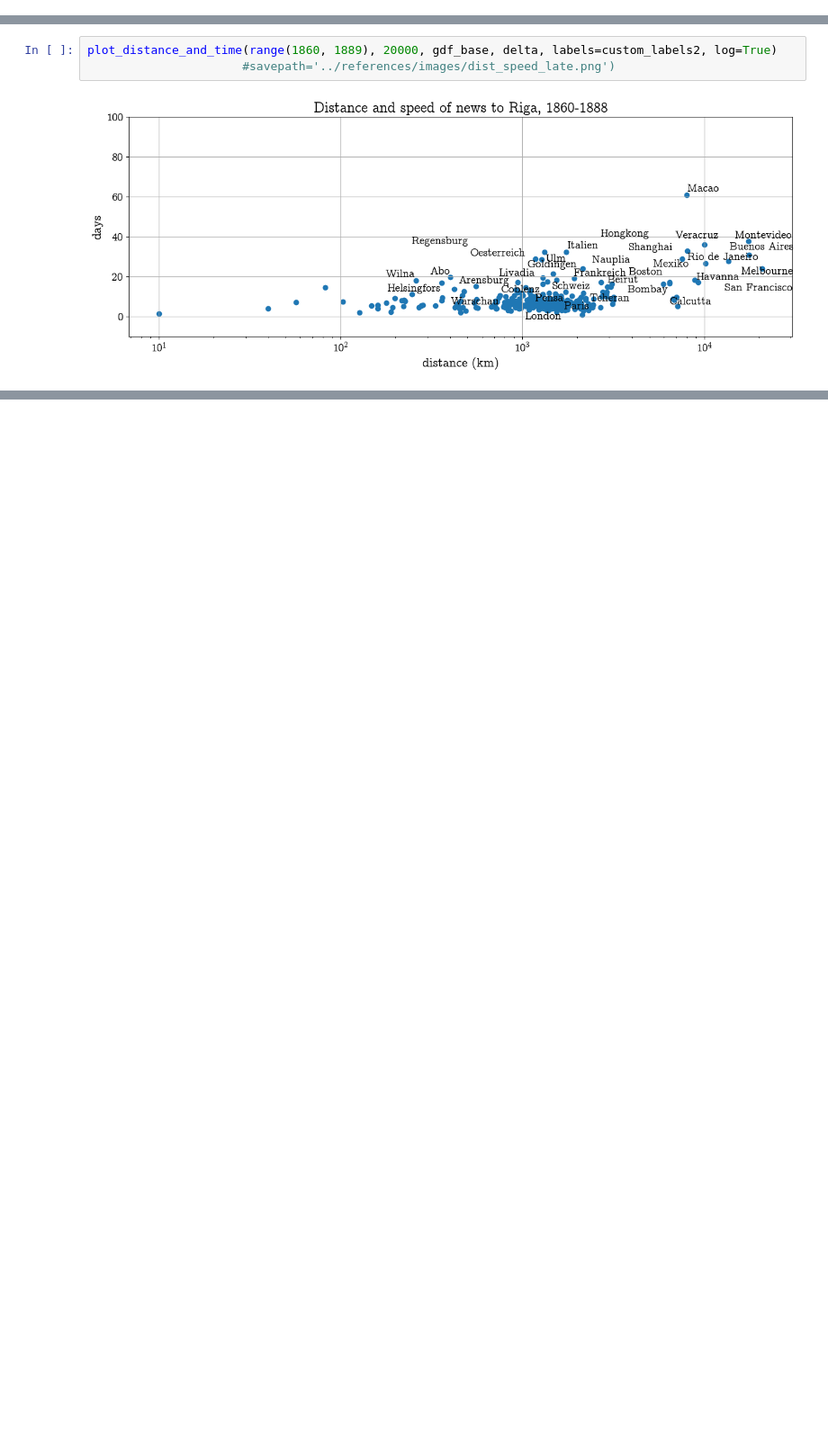
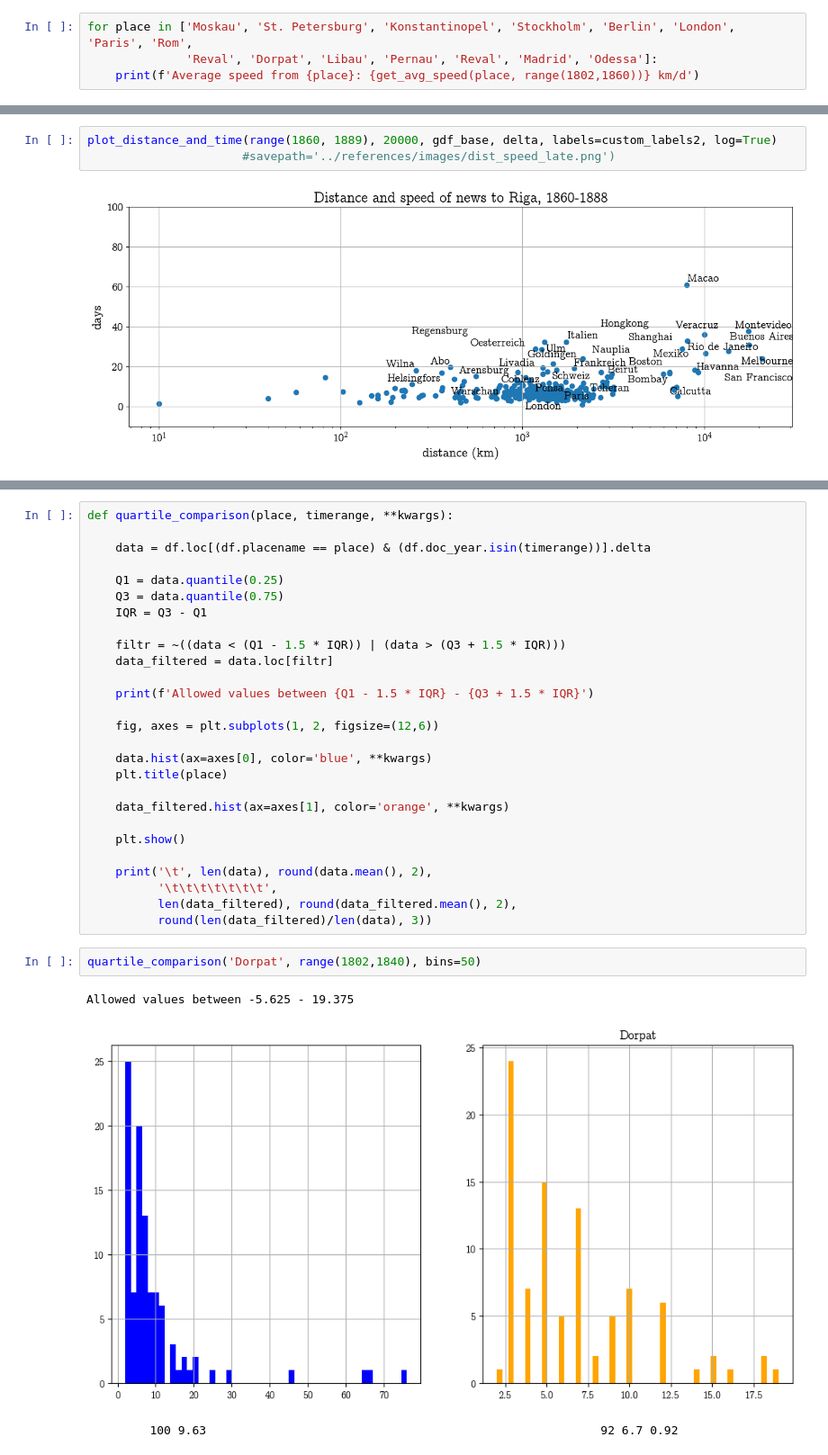
Before and after one commit to krkryger/rigasche-zeitung, a Jupyter notebook: notebooks/spatial.ipynb, the cells around one changed output, grey strips where cells are left out. Shown at 90% size. Drawn from its saved outputs; the diff is of its cells as text; blank space fills up the shorter version.

```diff
--- a/notebooks/spatial.ipynb
+++ b/notebooks/spatial.ipynb
@@ -167,0 +251,4 @@ transform_points(gdf=gdf_base,
+# %%
+for place in ['Moskau', 'St. Petersburg', 'Konstantinopel', 'Stockholm', 'Berlin', 'London', 'Paris', 'Rom',
+              'Reval', 'Dorpat', 'Libau', 'Pernau', 'Reval', 'Madrid', 'Odessa']:
+    print(f'Average speed from {place}: {get_avg_speed(place, range(1802,1860))} km/d')
@@ -336,0 +468,33 @@ stp_delta.__len__()
+# %%
+def quartile_comparison(place, timerange, **kwargs):
+
+    data = df.loc[(df.placename == place) & (df.doc_year.isin(timerange))].delta
+
+    Q1 = data.quantile(0.25)
+    Q3 = data.quantile(0.75)
+    IQR = Q3 - Q1
+
+    filtr = ~((data < (Q1 - 1.5 * IQR)) | (data > (Q3 + 1.5 * IQR)))
+    data_filtered = data.loc[filtr]
+
+    print(f'Allowed values between {Q1 - 1.5 * IQR} - {Q3 + 1.5 * IQR}')
+
+    fig, axes = plt.subplots(1, 2, figsize=(12,6))
+
+    data.hist(ax=axes[0], color='blue', **kwargs)
+    plt.title(place)
+
+    data_filtered.hist(ax=axes[1], color='orange', **kwargs)
+
+    plt.show()
+
+    print('\t', len(data), round(data.mean(), 2),
+          '\t\t\t\t\t\t\t',
+          len(data_filtered), round(data_filtered.mean(), 2),
+          round(len(data_filtered)/len(data), 3))
+# %%
+quartile_comparison('Dorpat', range(1802,1840), bins=50)
+# %% [output]
+Allowed values between -5.625 - 19.375
+[figure, added]
+         100 9.63                                                        92 6.7 0.92
```
Also changed, not shown: parts of 34 cells of this notebook, 1 other file.
